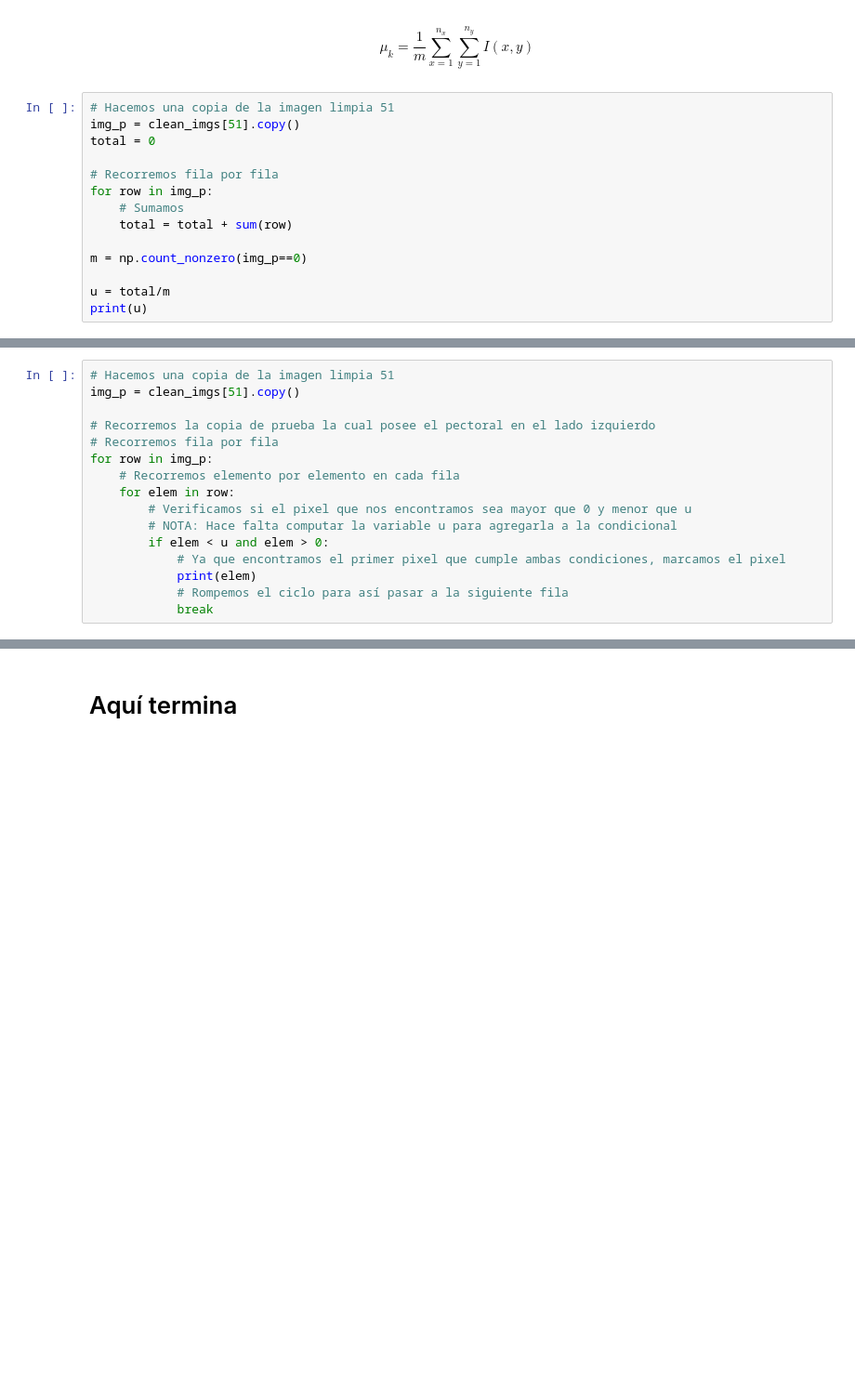
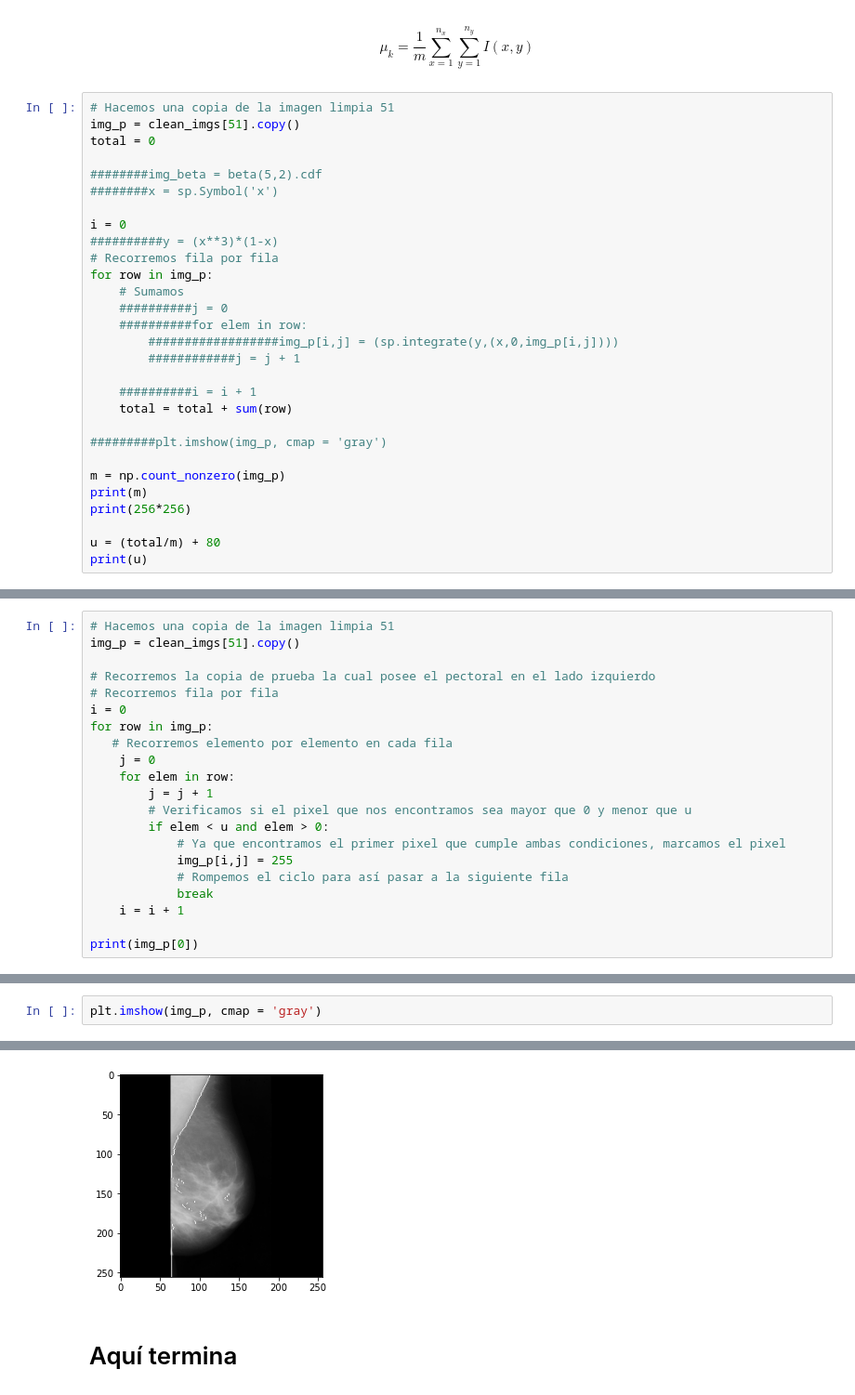
Before and after one commit to data-and-code/trabajo_con_imagenes, a Jupyter notebook: data-raw/clean_imgs.ipynb, the cells around one changed output, grey strips where cells are left out. Shown at 93% size. Drawn from its saved outputs; the diff is of its cells as text; blank space fills up the shorter version.

```diff
--- a/data-raw/clean_imgs.ipynb
+++ b/data-raw/clean_imgs.ipynb
@@ -472,13 +467,28 @@ $$\mu_k = \frac{1}{m} \sum_{x=1}^{n_x} \sum_{y=1}^{n_y} I(x,y)$$
 img_p = clean_imgs[51].copy()
 total = 0
 
+########img_beta = beta(5,2).cdf
+########x = sp.Symbol('x')
+
+i = 0
+##########y = (x**3)*(1-x)
 # Recorremos fila por fila
 for row in img_p:
     # Sumamos
+    ##########j = 0
+    ##########for elem in row:
+        ##################img_p[i,j] = (sp.integrate(y,(x,0,img_p[i,j])))
+        ############j = j + 1
+
+    ##########i = i + 1
     total = total + sum(row)
 
-m = np.count_nonzero(img_p==0)
+#########plt.imshow(img_p, cmap = 'gray')
 
-u = total/m
+m = np.count_nonzero(img_p)
+print(m)
+print(256*256)
+
+u = (total/m) + 80
 print(u)
 # %% [output]
@@ -489,14 +501,19 @@ img_p = clean_imgs[51].copy()
 
 # Recorremos la copia de prueba la cual posee el pectoral en el lado izquierdo
 # Recorremos fila por fila
+i = 0
 for row in img_p:
-    # Recorremos elemento por elemento en cada fila
+   # Recorremos elemento por elemento en cada fila
+    j = 0
     for elem in row:
+        j = j + 1
         # Verificamos si el pixel que nos encontramos sea mayor que 0 y menor que u
-        # NOTA: Hace falta computar la variable u para agregarla a la condicional
         if elem < u and elem > 0:
             # Ya que encontramos el primer pixel que cumple ambas condiciones, marcamos el pixel
-            print(elem)
+            img_p[i,j] = 255
             # Rompemos el ciclo para así pasar a la siguiente fila
             break
+    i = i + 1
+
+print(img_p[0])
 # %% [output]
@@ -519,0 +535,3 @@ for row in img_p:
+# %%
+plt.imshow(img_p, cmap = 'gray')
+# %% [output]
@@ -520,3 +539,4 @@ for row in img_p:
+[figure, added]
 # %% [markdown]
 # Aquí termina
 # %%
```
Also changed, not shown: parts of 5 cells of this notebook.
